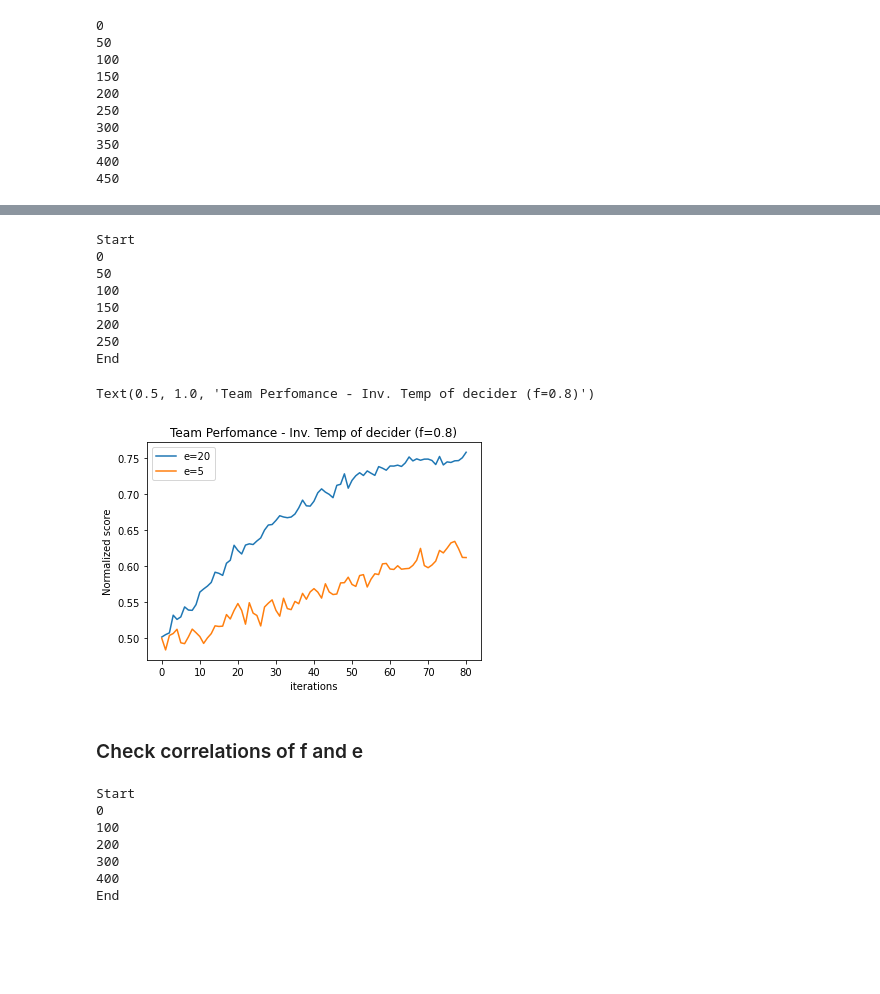
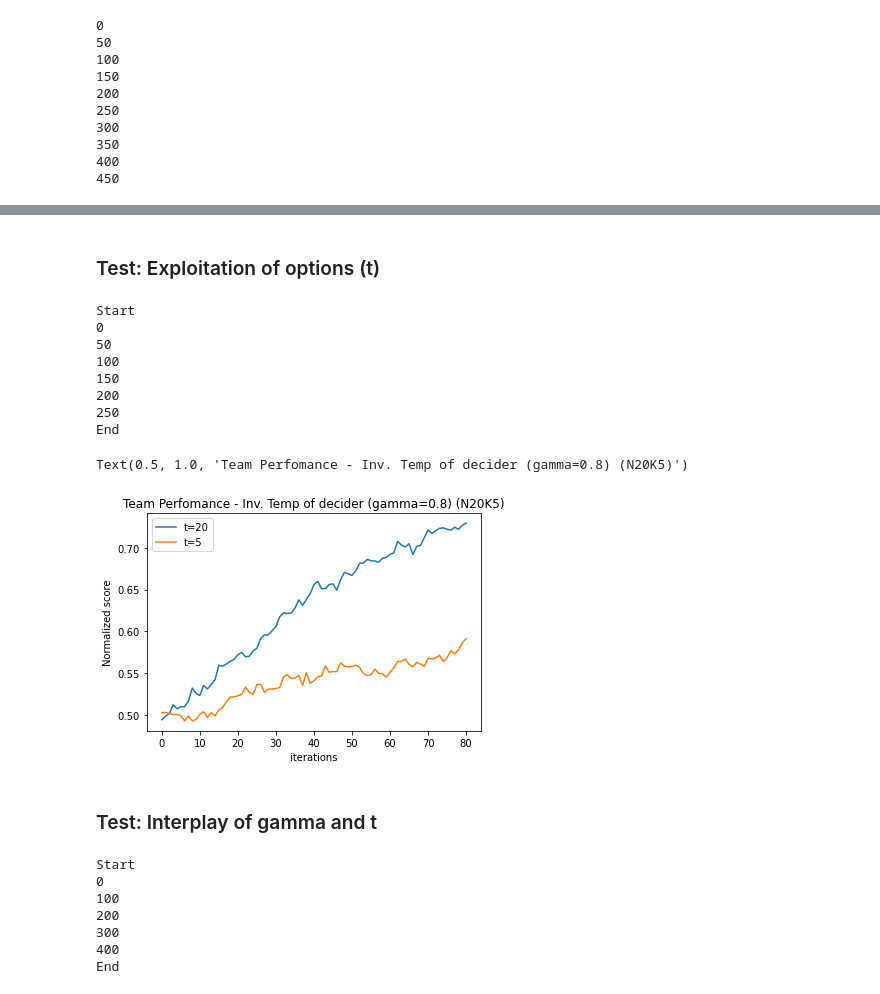
Before and after one commit to sheuschk/DiversitySimulation, a Jupyter notebook: Group Exploration in NK Landscapes.ipynb, the cells around one changed output, grey strips where cells are left out. Cells and saved outputs as stored; diff of their text form; code cells hidden in the pictures; blank space fills up the shorter version.

```diff
--- a/Group Exploration in NK Landscapes.ipynb
+++ b/Group Exploration in NK Landscapes.ipynb
@@ -263,5 +284,5 @@ rng = np.random.default_rng(0)
 # %%
-def run_f(env, f_i, iterations, rng):
+def run_gamma(env, gamma_i, iterations, rng):
     """Test if Communication feature makes a difference in performance"""
     # Initialize solution
     state = np.round(rng.random(env.N)).astype(int)
@@ -284,7 +305,7 @@ def run_f(env, f_i, iterations, rng):
         scores = np.array([env.get_scaled_fitness(search_state) for search_state in search_states])
 
         # Communication
-        communication_index = rng.random(n_agents) <= f_i
+        communication_index = rng.random(n_agents) <= gamma_i
         scores = scores[communication_index]
         search_states = search_states[communication_index]
 
@@ -307,24 +328,22 @@ def run_f(env, f_i, iterations, rng):
 rng = np.random.default_rng(0)
 iterations = 100
 n_trials = 500
-N, K = 10, 5
 
 n_agents = 7
 
 # Communication feature of one agent
-f_high = 0.8
-f_low = 0.2
-score_f_high = np.empty((n_trials, iterations+1))
-score_f_low = np.empty((n_trials, iterations+1))
+gamma_high = 0.8
+gamma_low = 0.2
+score_gamma_high = np.empty((n_trials, iterations+1))
+score_gamma_low = np.empty((n_trials, iterations+1))
 
 
 for i in range(n_trials):
-    landscapes[rng.integers(0, 30)]
-    env = NK_landscape_loaded(N, K, landscapes[rng.integers(0,30)])
+    env = NK_landscape_loaded(N, K, landscapes[rng.integers(0 ,n_landscapes)])
 
-    score_f_high[i] = run_f(env, f_high, iterations, rng)
-    score_f_low[i] = run_f(env, f_low, iterations, rng)
-    if i%50 == 0:
+    score_gamma_high[i] = run_gamma(env, gamma_high, iterations, rng)
+    score_gamma_low[i] = run_gamma(env, gamma_low, iterations, rng)
+    if i%100 == 0:
         print(i)
 # %% [output]
 0
@@ -350,5 +369,7 @@ Text(0.5, 1.0, 'Team Perfomance - Decider receives options with with P=f')
+# %% [markdown]
+### Test: Exploitation of options (t)
 # %%
-def run_f_t(env, f_i, t_i, iterations, rng):
+def run_gamma_t(env, gamma_i, t_i, iterations, rng):
     """Test if Communication feature makes a difference in performance"""
     # Initialize solution
     state = np.round(rng.random(env.N)).astype(int)
@@ -371,7 +392,7 @@ def run_f_t(env, f_i, t_i, iterations, rng):
         scores = np.array([env.get_scaled_fitness(search_state) for search_state in search_states])
 
         # Communication
-        communication_index = rng.random(n_agents) <= f_i
+        communication_index = rng.random(n_agents) <= gamma_i
         scores = scores[communication_index]
         search_states = search_states[communication_index]
 
@@ -393,14 +414,13 @@ def run_f_t(env, f_i, t_i, iterations, rng):
 # %%
 rng = np.random.default_rng(1)
 iterations = 80
-n_trials = 300
-N, K = 10, 5
+n_trials = 500
 
 n_agents = 7
 
 
 # Communication feature of one agent
-f = 0.8
+gamma = 0.8
 t_low = 5
 t_high = 20
 score_t_high = np.empty((n_trials, iterations+1))
@@ -408,11 +428,10 @@ score_t_low = np.empty((n_trials, iterations+1))
 
 print("Start")
 for i in range(n_trials):
-    landscapes[rng.integers(0,30)]
-    env = NK_landscape_loaded(N, K, landscapes[rng.integers(0,30)])
+    env = NK_landscape_loaded(N, K, landscapes[rng.integers(0, n_landscapes)])
 
-    score_t_high[i] = run_f_t(env, f, t_high, iterations, rng)
-    score_t_low[i] = run_f_t(env, f, t_low, iterations, rng)
+    score_t_high[i] = run_gamma_t(env, gamma, t_high, iterations, rng)
+    score_t_low[i] = run_gamma_t(env, gamma, t_low, iterations, rng)
     if i%50 == 0:
         print(i)
 print("End")
@@ -428,15 +447,15 @@ End
 # %%
 plt.plot(score_t_high.mean(axis=0), label="t=20")
 plt.plot(score_t_low.mean(axis=0), label="t=5")
 plt.legend()
 plt.xlabel("iterations")
 plt.ylabel("Normalized score")
-plt.title("Team Perfomance - Inv. Temp of decider (f=0.8)")
+plt.title(f"Team Perfomance - Inv. Temp of decider (gamma=0.8) (N{N}K{K})")
 # %% [output]
-Text(0.5, 1.0, 'Team Perfomance - Inv. Temp of decider (f=0.8)')
+Text(0.5, 1.0, 'Team Perfomance - Inv. Temp of decider (gamma=0.8) (N20K5)')
-[figure, old version]
+[figure, new version]
 # %% [markdown]
-### Check correlations of f and e
+### Test: Interplay of gamma and t
 # %%
 rng = np.random.default_rng(1)
 iterations = 80
```
Also changed, not shown: parts of 38 cells of this notebook, 1 other file.
